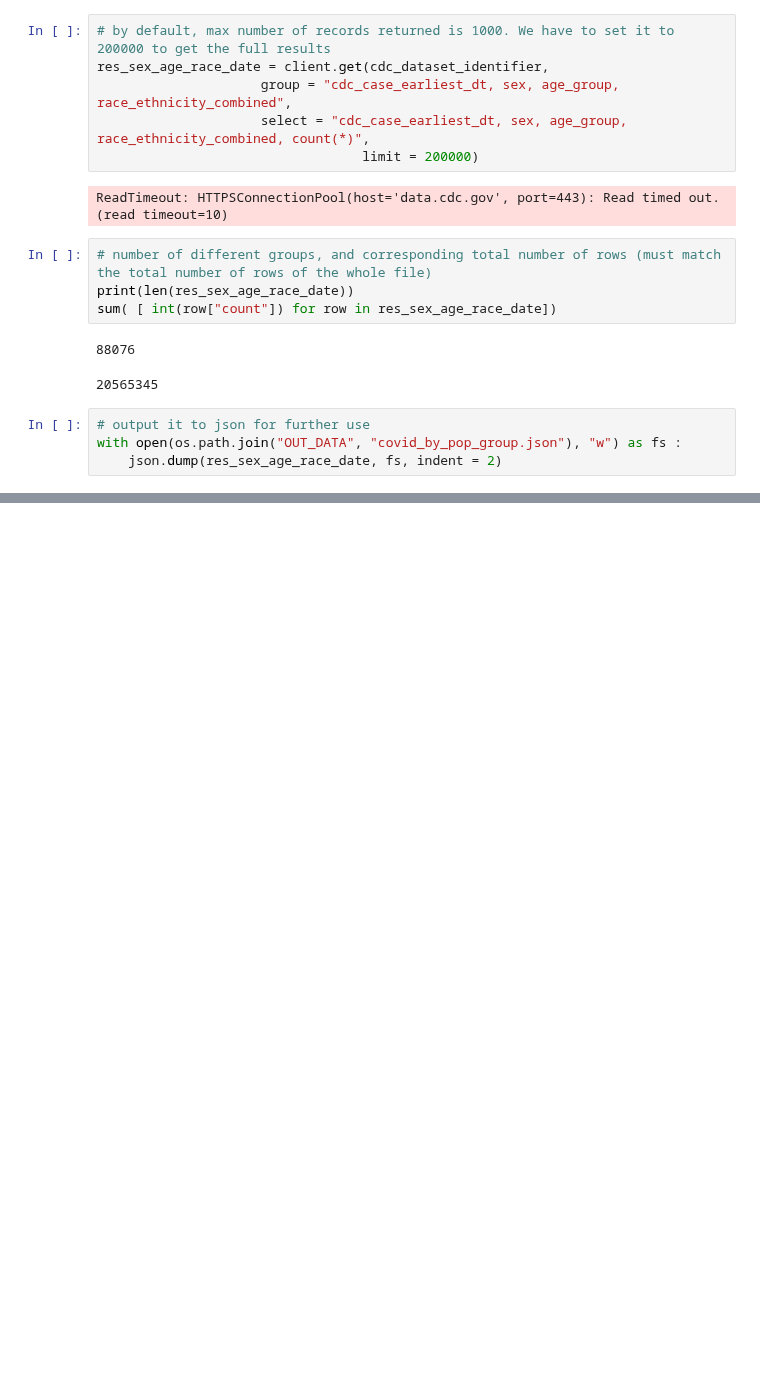
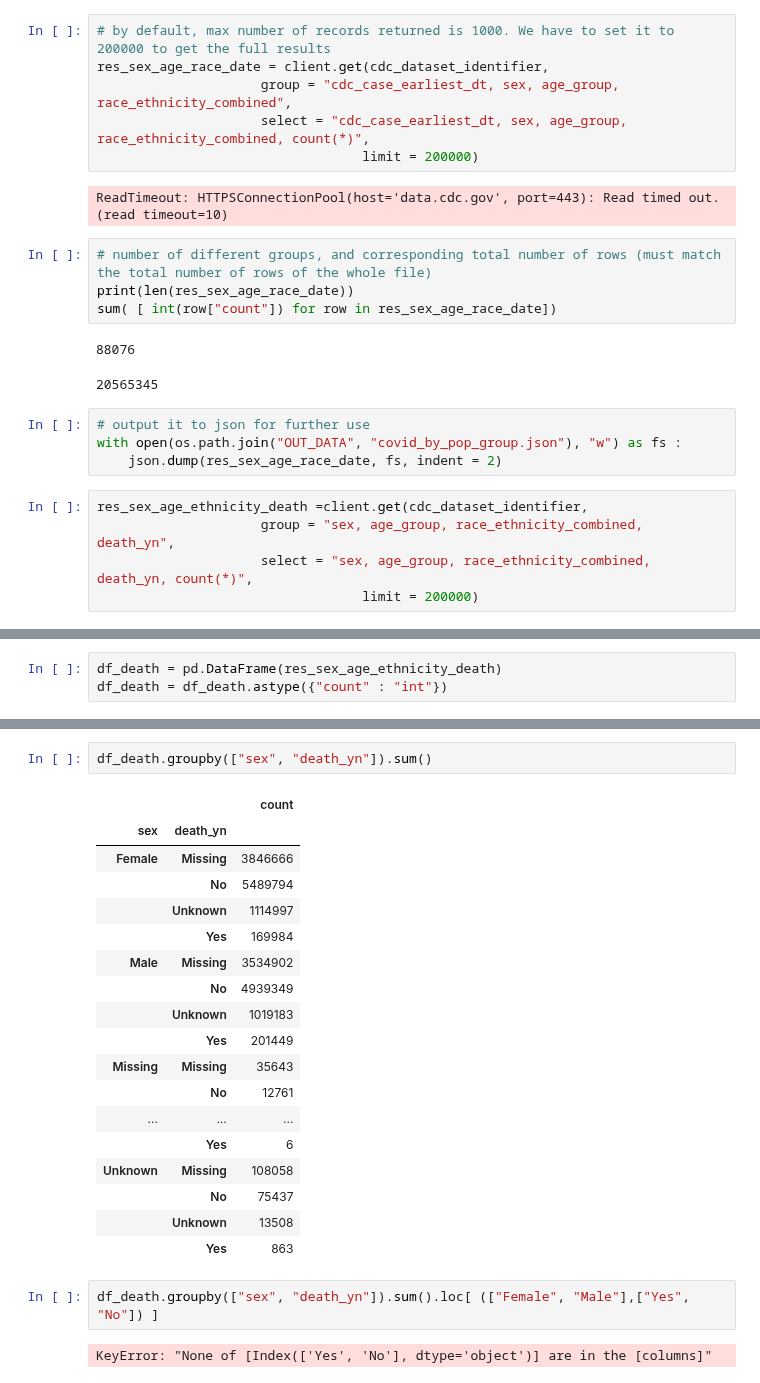
Before and after one commit to severine-baudry/capstone_data_engineer, a Jupyter notebook: api_cdc_data.ipynb, the cells around one changed output, grey strips where cells are left out. Cells and saved outputs as stored; diff of their text form; blank space fills up the shorter version.

Commit message:
download death information from CDC

```diff
--- a/api_cdc_data.ipynb
+++ b/api_cdc_data.ipynb
@@ -74,3 +74,8 @@ sum( [ int(row["count"]) for row in res_sex_age_race_date])
 # output it to json for further use
 with open(os.path.join("OUT_DATA", "covid_by_pop_group.json"), "w") as fs :
     json.dump(res_sex_age_race_date, fs, indent = 2)
+# %%
+res_sex_age_ethnicity_death =client.get(cdc_dataset_identifier,
+                     group = "sex, age_group, race_ethnicity_combined, death_yn",
+                     select = "sex, age_group, race_ethnicity_combined, death_yn, count(*)",
+                                  limit = 200000)
@@ -76,0 +91,3 @@ with open(os.path.join("OUT_DATA", "covid_by_pop_group.json"), "w") as fs :
+# %%
+df_death = pd.DataFrame(res_sex_age_ethnicity_death)
+df_death = df_death.astype({"count" : "int"})
@@ -76,0 +109,25 @@ with open(os.path.join("OUT_DATA", "covid_by_pop_group.json"), "w") as fs :
+# %%
+df_death.groupby(["sex", "death_yn"]).sum()
+# %% [output]
+|  |  | count |
+| sex | death_yn |  |
+| Female | Missing | 3846666 |
+|  | No | 5489794 |
+|  | Unknown | 1114997 |
+|  | Yes | 169984 |
+| Male | Missing | 3534902 |
+|  | No | 4939349 |
+|  | Unknown | 1019183 |
+|  | Yes | 201449 |
+| Missing | Missing | 35643 |
+|  | No | 12761 |
+| ... | ... | ... |
+|  | Yes | 6 |
+| Unknown | Missing | 108058 |
+|  | No | 75437 |
+|  | Unknown | 13508 |
+|  | Yes | 863 |
+# %%
+df_death.groupby(["sex", "death_yn"]).sum().loc[ (["Female", "Male"],["Yes", "No"]) ]
+# %% [output]
+KeyError: "None of [Index(['Yes', 'No'], dtype='object')] are in the [columns]"
```
Also changed, not shown: parts of 4 cells of this notebook.
